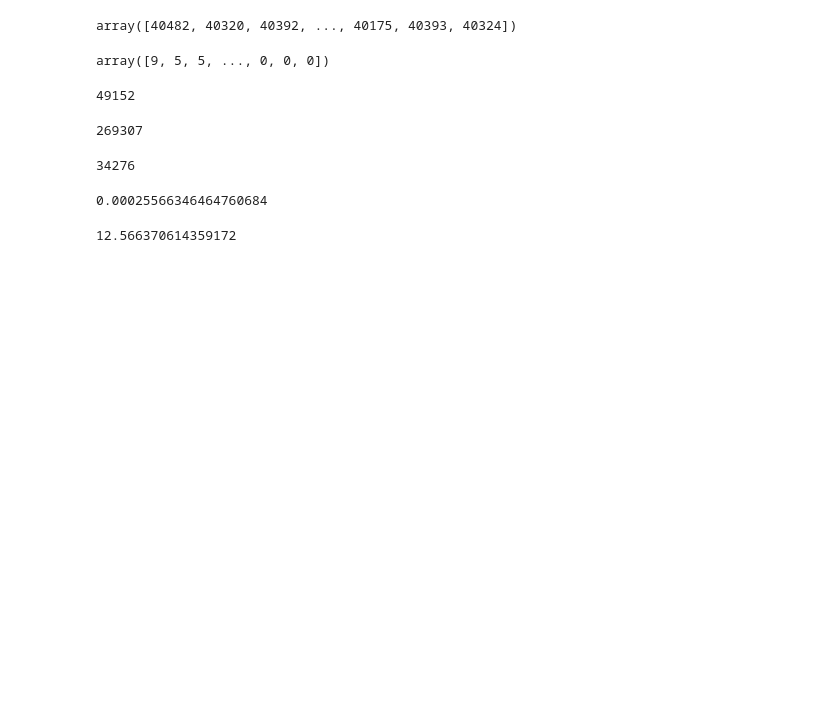
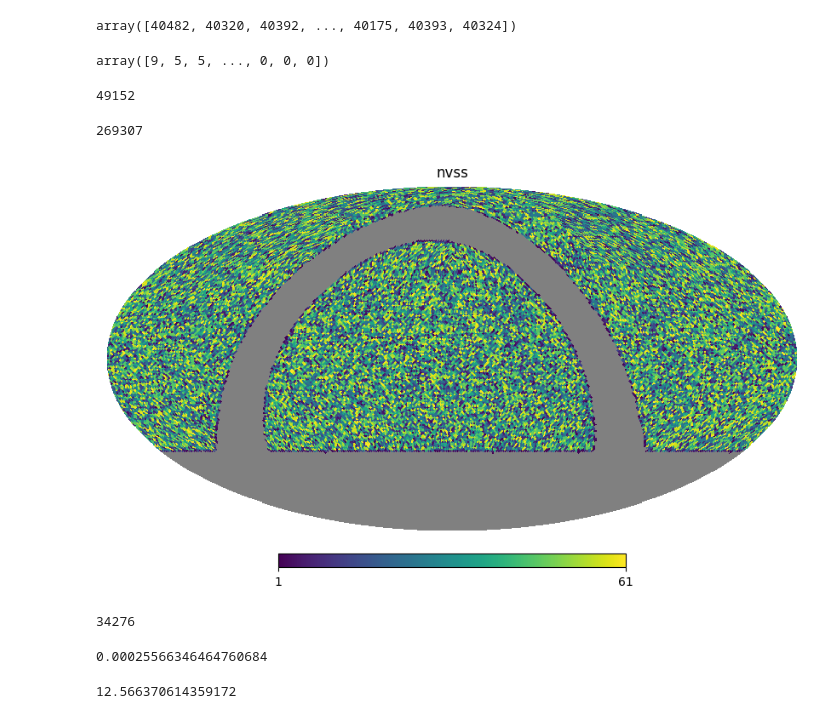
Before and after one commit to alvarosena41/Aprendendo-Healpy, a Jupyter notebook: Densidade_de_fontes_healpy.ipynb, the cells around one changed output. Cells and saved outputs as stored; diff of their text form; code cells hidden in the pictures; blank space fills up the shorter version.

```diff
--- a/Densidade_de_fontes_healpy.ipynb
+++ b/Densidade_de_fontes_healpy.ipynb
@@ -536,6 +534,24 @@ len(density_map)
 np.sum(density_map) # não precisa criar máscara para contar as fontes
 # %% [output]
 269307
+# %%
+# Convertendo density_map para float64 para suportar hp.UNSEEN
+density_map = density_map.astype(np.float64)
+
+# Criando a máscara para os pixels onde não há fontes (valor zero)
+mask = density_map > 0
+
+# Aplicando a máscara ao mapa para criar um mapa mascarado
+masked_map = np.copy(density_map)
+masked_map[~mask] = hp.UNSEEN
+
+
+# # Visualizar o mapa de densidade
+hp.mollview(masked_map, title=name,
+            norm='hist')
+plt.show()
+# %% [output]
+[figure, added]
 # %%
 # Contar quantos pixels não estão vazios
 visible_pixels = np.sum(density_map != 0)
```
Also changed, not shown: parts of 46 cells of this notebook.
